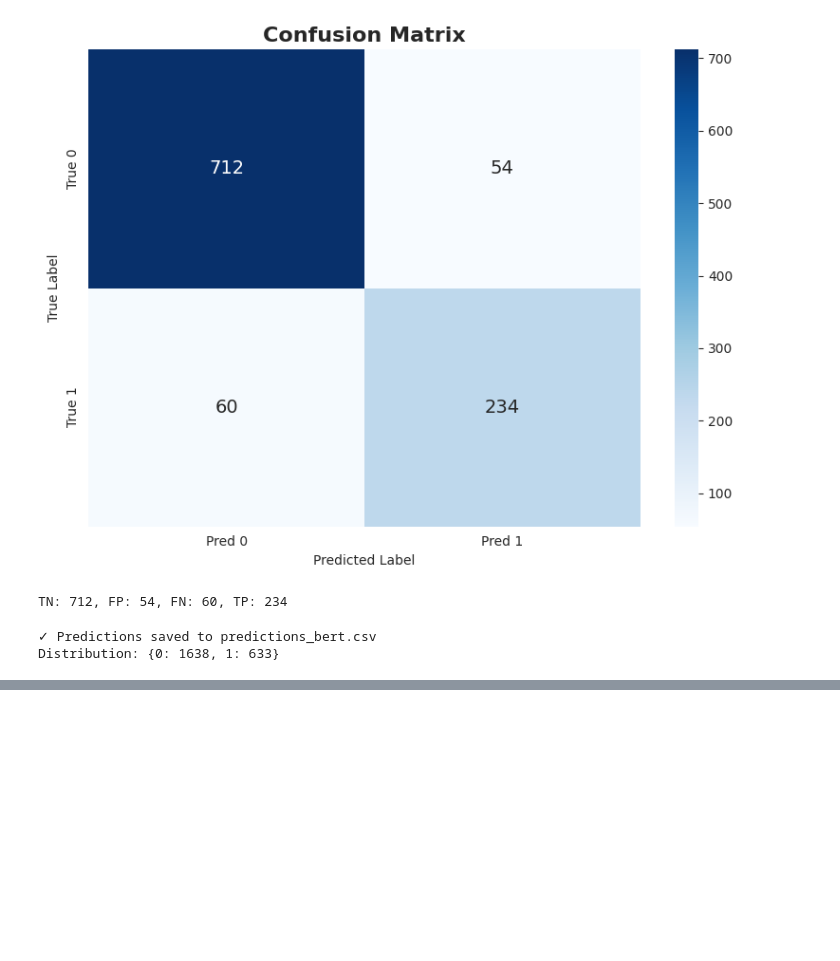
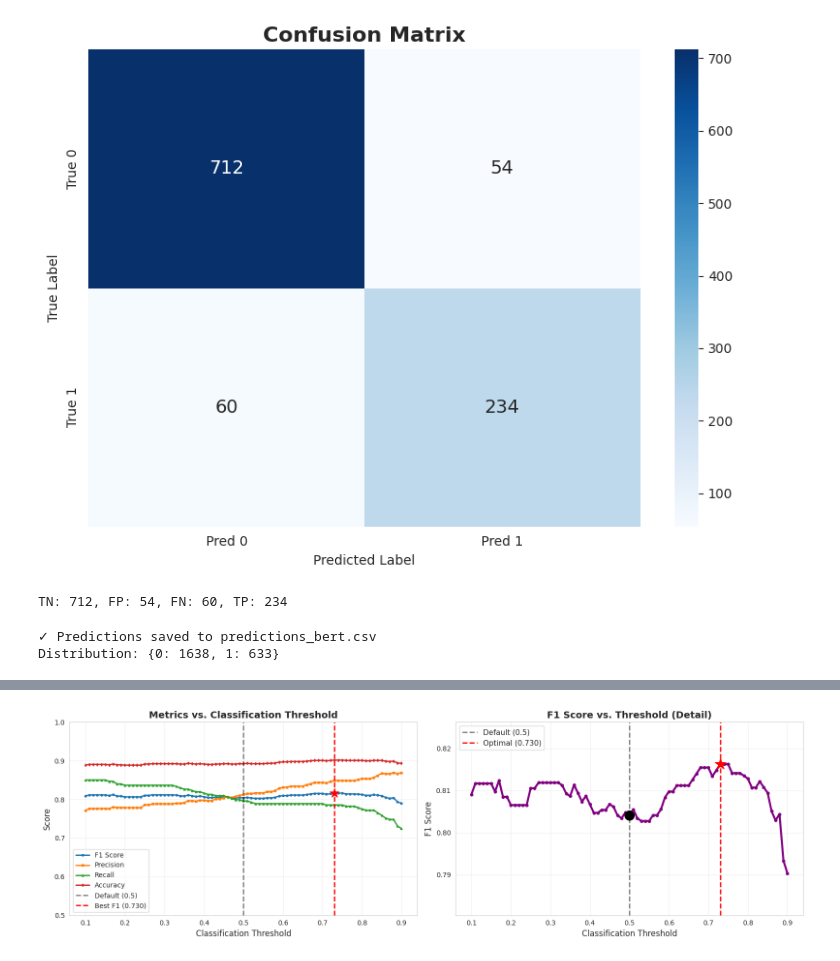
Before and after one commit to YuraSirenko/NULPMilitaryExperience, a Jupyter notebook: bert.ipynb, the cells around one changed output, grey strips where cells are left out. Cells and saved outputs as stored; diff of their text form; code cells hidden in the pictures; blank space fills up the shorter version.

Commit message:
add configuration files and evaluation notebook for BERT model training

```diff
--- a/bert.ipynb
+++ b/bert.ipynb
@@ -92,5 +92,5 @@ print(f'✓ Text preprocessing done (cleaning={USE_TEXT_CLEANING}, channel_prefi
 # %% [output]
 ✓ Text preprocessing done (cleaning=True, channel_prefix=True)
 # %%
-tokenizer = AutoTokenizer.from_pretrained(MODEL_NAME)
+tokenizer = AutoTokenizer.from_pretrained(MODEL_NAME, use_fast=True)
 print(f'✓ Tokenizer loaded: {MODEL_NAME}')
@@ -551,0 +585,68 @@ Distribution: {0: 1638, 1: 633}
+# %%
+# Threshold Optimization Analysis
+thresholds_to_test = np.linspace(0.1, 0.9, 81)
+f1_scores = []
+precision_scores = []
+recall_scores = []
+accuracy_scores = []
+
+for threshold in thresholds_to_test:
+    preds_at_threshold = (val_probs >= threshold).astype(int)
+    f1_scores.append(f1_score(val_true_labels, preds_at_threshold))
+    precision_scores.append(precision_score(val_true_labels, preds_at_threshold))
+    recall_scores.append(recall_score(val_true_labels, preds_at_threshold))
+    accuracy_scores.append(accuracy_score(val_true_labels, preds_at_threshold))
+
+best_f1_idx = np.argmax(f1_scores)
+best_threshold = thresholds_to_test[best_f1_idx]
+
+fig, axes = plt.subplots(1, 2, figsize=(16, 5))
+
+# Plot metrics vs threshold
+axes[0].plot(thresholds_to_test, f1_scores, label='F1 Score', linewidth=2, marker='o', markersize=3)
+axes[0].plot(thresholds_to_test, precision_scores, label='Precision', linewidth=2, marker='s', markersize=3)
+axes[0].plot(thresholds_to_test, recall_scores, label='Recall', linewidth=2, marker='^', markersize=3)
+axes[0].plot(thresholds_to_test, accuracy_scores, label='Accuracy', linewidth=2, marker='d', markersize=3)
+axes[0].axvline(x=0.5, color='black', linestyle='--', linewidth=2, alpha=0.5, label='Default (0.5)')
+axes[0].axvline(x=best_threshold, color='red', linestyle='--', linewidth=2, label=f'Best F1 ({best_threshold:.3f})')
+axes[0].scatter([best_threshold], [f1_scores[best_f1_idx]], color='red', s=200, zorder=5, marker='*')
+axes[0].set_xlabel('Classification Threshold', fontsize=12)
+axes[0].set_ylabel('Score', fontsize=12)
+axes[0].set_title('Metrics vs. Classification Threshold', fontsize=14, fontweight='bold')
+axes[0].legend(fontsize=10)
+axes[0].grid(alpha=0.3)
+axes[0].set_ylim([0.5, 1.0])
+
+# Zoom in on F1 score
+axes[1].plot(thresholds_to_test, f1_scores, linewidth=3, color='purple', marker='o', markersize=4)
+axes[1].axvline(x=0.5, color='black', linestyle='--', linewidth=2, alpha=0.5, label='Default (0.5)')
+axes[1].axvline(x=best_threshold, color='red', linestyle='--', linewidth=2, label=f'Optimal ({best_threshold:.3f})')
+axes[1].scatter([best_threshold], [f1_scores[best_f1_idx]], color='red', s=300, zorder=5, marker='*')
+axes[1].scatter([0.5], [f1_scores[np.argmin(np.abs(thresholds_to_test - 0.5))]], color='black', s=200, zorder=5, marker='o')
+axes[1].set_xlabel('Classification Threshold', fontsize=12)
+axes[1].set_ylabel('F1 Score', fontsize=12)
+axes[1].set_title('F1 Score vs. Threshold (Detail)', fontsize=14, fontweight='bold')
+axes[1].legend(fontsize=11)
+axes[1].grid(alpha=0.3)
+axes[1].set_ylim([min(f1_scores) - 0.01, max(f1_scores) + 0.01])
+
+plt.tight_layout()
+plt.show()
+
+print('='*80)
+print('THRESHOLD OPTIMIZATION')
+print('='*80)
+print(f'\\nCurrent threshold (0.5):')
+print(f'  F1:        {f1_scores[np.argmin(np.abs(thresholds_to_test - 0.5))]:.4f}')
+print(f'  Precision: {precision_scores[np.argmin(np.abs(thresholds_to_test - 0.5))]:.4f}')
+print(f'  Recall:    {recall_scores[np.argmin(np.abs(thresholds_to_test - 0.5))]:.4f}')
+print(f'  Accuracy:  {accuracy_scores[np.argmin(np.abs(thresholds_to_test - 0.5))]:.4f}')
+
+print(f'\\nOptimal threshold ({best_threshold:.3f}):')
+print(f'  F1:        {f1_scores[best_f1_idx]:.4f} ({"+" if f1_scores[best_f1_idx] > f1_scores[40] else ""}{f1_scores[best_f1_idx] - f1_scores[40]:.4f})')
+print(f'  Precision: {precision_scores[best_f1_idx]:.4f} ({"+" if precision_scores[best_f1_idx] > precision_scores[40] else ""}{precision_scores[best_f1_idx] - precision_scores[40]:.4f})')
+print(f'  Recall:    {recall_scores[best_f1_idx]:.4f} ({"+" if recall_scores[best_f1_idx] > recall_scores[40] else ""}{recall_scores[best_f1_idx] - recall_scores[40]:.4f})')
+print(f'  Accuracy:  {accuracy_scores[best_f1_idx]:.4f} ({"+" if accuracy_scores[best_f1_idx] > accuracy_scores[40] else ""}{accuracy_scores[best_f1_idx] - accuracy_scores[40]:.4f})')
+print('='*80)
+# %% [output]
+[figure, added]
```
Also changed, not shown: parts of 11 cells of this notebook, 7 other files.
